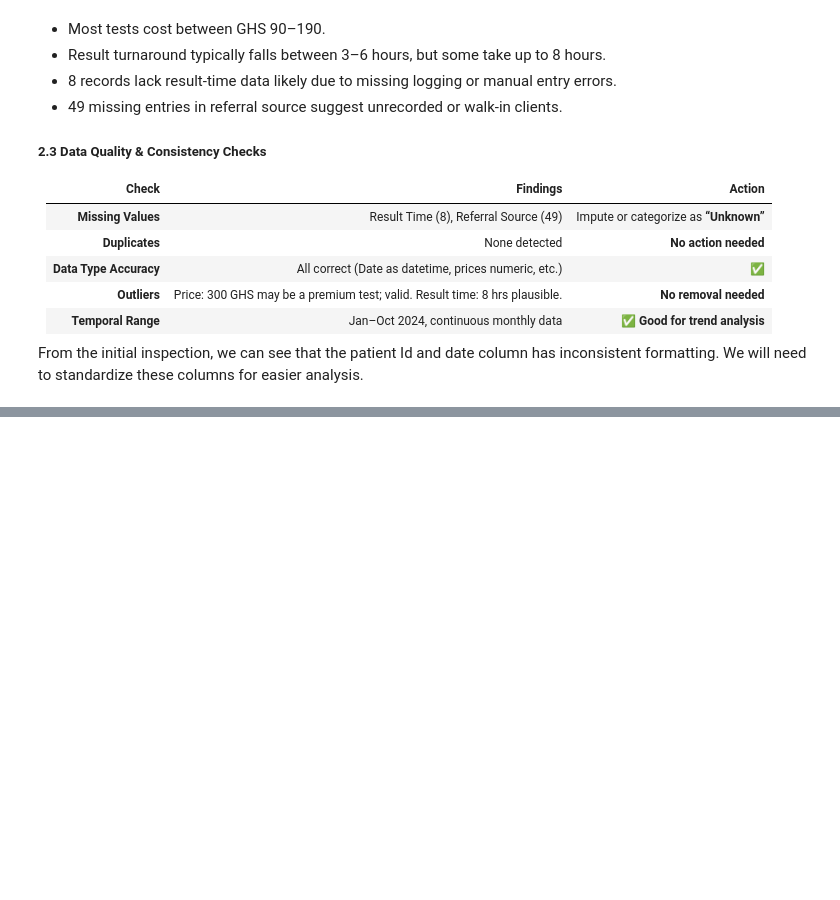
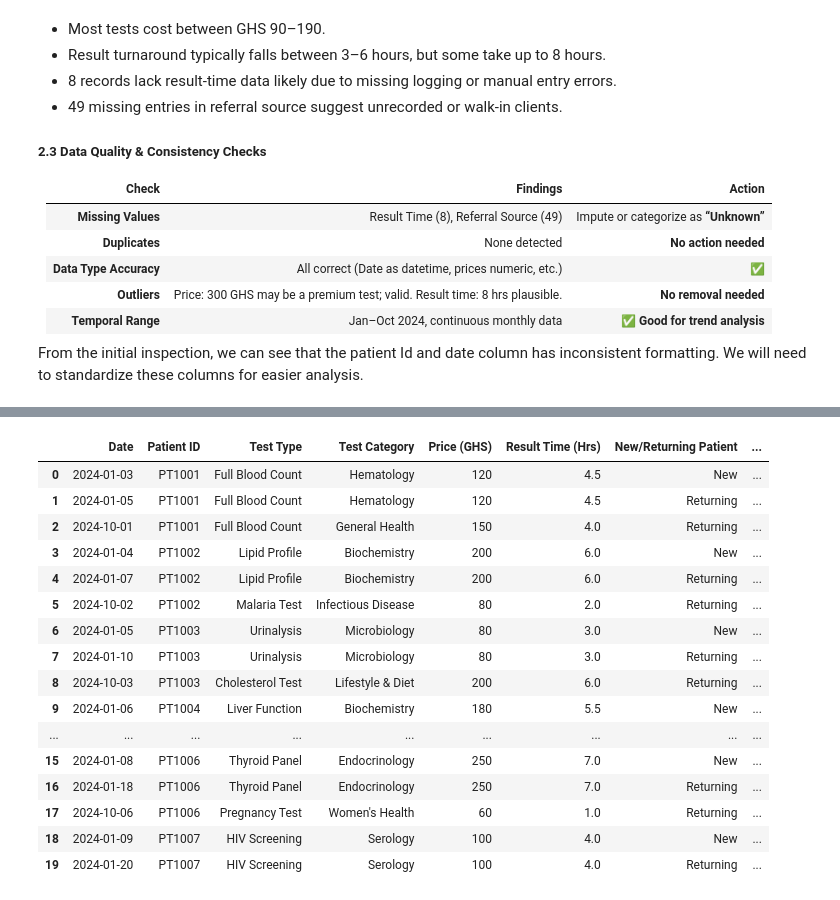
Before and after one commit to aquashie14/Med_Lab_Analysis, a Jupyter notebook: Notebooks/MLA.ipynb, the cells around one changed output, grey strips where cells are left out. Saved outputs shown, nothing was run; the diff lists cells and outputs as text; code cells hidden in the pictures; blank space fills up the shorter version.

Commit message:
Update execution counts and enhance data preparation steps in MLA.ipynb

```diff
--- a/Notebooks/MLA.ipynb
+++ b/Notebooks/MLA.ipynb
@@ -220,0 +223,6 @@ From the initial inspection, we can see that the patient Id and date column has
+# %%
+#Sorting the date column
+lab_data['Date'] = pd.to_datetime(lab_data['Date'], errors='coerce')
+lab_data = lab_data.sort_values(by='Date')
+
+lab_data.head()
@@ -220,0 +236,33 @@ From the initial inspection, we can see that the patient Id and date column has
+# %%
+#Correcting Patient Id column
+lab_data['Patient ID'] = lab_data['Patient ID'].apply(
+    lambda x: f"PT{x}" if str(x).isdigit() else x
+)
+# %%
+# Correcting New/Returning Patient Column
+lab_data['Patient ID'] = lab_data['Patient ID'].astype(str)
+lab_data = lab_data.sort_values(['Patient ID', 'Date'])
+first_visit_mask = lab_data.groupby('Patient ID').cumcount() == 0
+lab_data.loc[first_visit_mask, 'New/Returning Patient'] = 'New'
+lab_data.loc[~first_visit_mask, 'New/Returning Patient'] = 'Returning'
+lab_data = lab_data.reset_index(drop=True)
+
+lab_data.head(20)
+# %% [output]
+|  | Date | Patient ID | Test Type | Test Category | Price (GHS) | Result Time (Hrs) | New/Returning Patient | ... |
+| 0 | 2024-01-03 | PT1001 | Full Blood Count | Hematology | 120 | 4.5 | New | ... |
+| 1 | 2024-01-05 | PT1001 | Full Blood Count | Hematology | 120 | 4.5 | Returning | ... |
+| 2 | 2024-10-01 | PT1001 | Full Blood Count | General Health | 150 | 4.0 | Returning | ... |
+| 3 | 2024-01-04 | PT1002 | Lipid Profile | Biochemistry | 200 | 6.0 | New | ... |
+| 4 | 2024-01-07 | PT1002 | Lipid Profile | Biochemistry | 200 | 6.0 | Returning | ... |
+| 5 | 2024-10-02 | PT1002 | Malaria Test | Infectious Disease | 80 | 2.0 | Returning | ... |
+| 6 | 2024-01-05 | PT1003 | Urinalysis | Microbiology | 80 | 3.0 | New | ... |
+| 7 | 2024-01-10 | PT1003 | Urinalysis | Microbiology | 80 | 3.0 | Returning | ... |
+| 8 | 2024-10-03 | PT1003 | Cholesterol Test | Lifestyle & Diet | 200 | 6.0 | Returning | ... |
+| 9 | 2024-01-06 | PT1004 | Liver Function | Biochemistry | 180 | 5.5 | New | ... |
+| ... | ... | ... | ... | ... | ... | ... | ... | ... |
+| 15 | 2024-01-08 | PT1006 | Thyroid Panel | Endocrinology | 250 | 7.0 | New | ... |
+| 16 | 2024-01-18 | PT1006 | Thyroid Panel | Endocrinology | 250 | 7.0 | Returning | ... |
+| 17 | 2024-10-06 | PT1006 | Pregnancy Test | Women's Health | 60 | 1.0 | Returning | ... |
+| 18 | 2024-01-09 | PT1007 | HIV Screening | Serology | 100 | 4.0 | New | ... |
+| 19 | 2024-01-20 | PT1007 | HIV Screening | Serology | 100 | 4.0 | Returning | ... |
```
Also changed, not shown: parts of 3 cells of this notebook.
